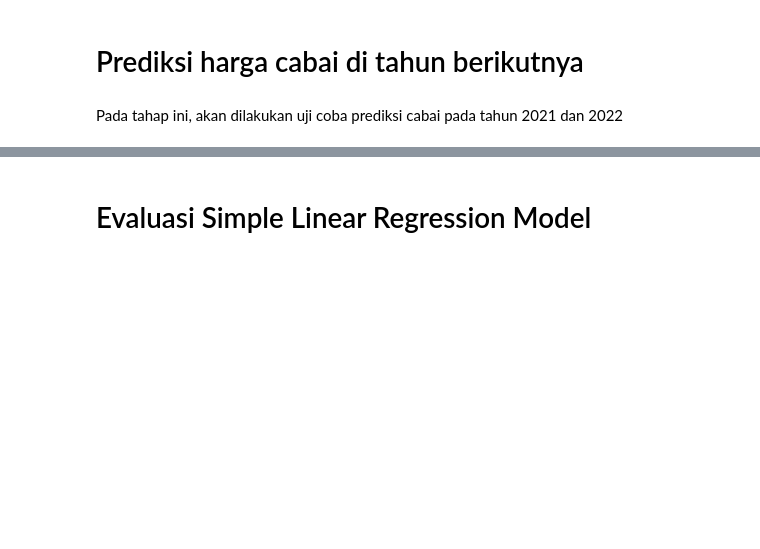
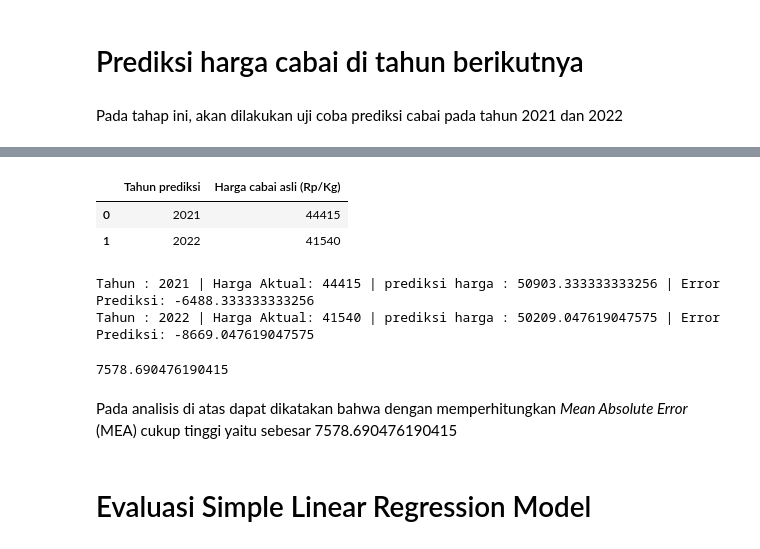
Before and after one commit to IlyasHidayatR/Python_DAA, a Jupyter notebook: Regresi_PrediksiHargaCabai.ipynb, the cells around one changed output, grey strips where cells are left out. Saved outputs shown, nothing was run; the diff lists cells and outputs as text; code cells hidden in the pictures; blank space fills up the shorter version.

```diff
--- a/Regresi_PrediksiHargaCabai.ipynb
+++ b/Regresi_PrediksiHargaCabai.ipynb
@@ -143,3 +144,42 @@ plt.show()
+# %%
+data_asli = {'Tahun prediksi': [2021, 2022],
+             'Harga cabai asli (Rp/Kg)' : [44415, 41540]}
+
+Asli_df = pd.DataFrame(data_asli)
+Asli_df
+# %% [output]
+|  | Tahun prediksi | Harga cabai asli (Rp/Kg) |
+| 0 | 2021 | 44415 |
+| 1 | 2022 | 41540 |
+# %%
+harga_pre = np.array(prediksi_harga)
+pre_harga = np.array(Asli_df['Harga cabai asli (Rp/Kg)'])
+
+err = (pre_harga - harga_pre)
+
+for chl, akt, hrg, er in zip(tahun_chili, pre_harga, prediksi_harga, err):
+  print(f'Tahun : {chl} | Harga Aktual: {akt} | prediksi harga : {hrg} | Error Prediksi: {er}')
+# %% [output]
+Tahun : 2021 | Harga Aktual: 44415 | prediksi harga : 50903.333333333256 | Error Prediksi: -6488.333333333256
+Tahun : 2022 | Harga Aktual: 41540 | prediksi harga : 50209.047619047575 | Error Prediksi: -8669.047619047575
+# %%
+def jumlah_total(daftar_err):
+    z=0;
+    x = daftar_err
+    jml = len(x)
+
+    for i in range(jml):
+        y = x[i]
+        z+=y
+
+    return z
+
+MEA = abs(jumlah_total(err))/len(err)
+MEA
+# %% [output]
+7578.690476190415
+# %% [markdown]
+Pada analisis di atas dapat dikatakan bahwa dengan memperhitungkan *Mean Absolute Error* (MEA) cukup tinggi yaitu sebesar 7578.690476190415
 # %% [markdown]
 # Evaluasi Simple Linear Regression Model
 # %% [markdown]
```
Also changed, not shown: parts of 13 cells of this notebook.
